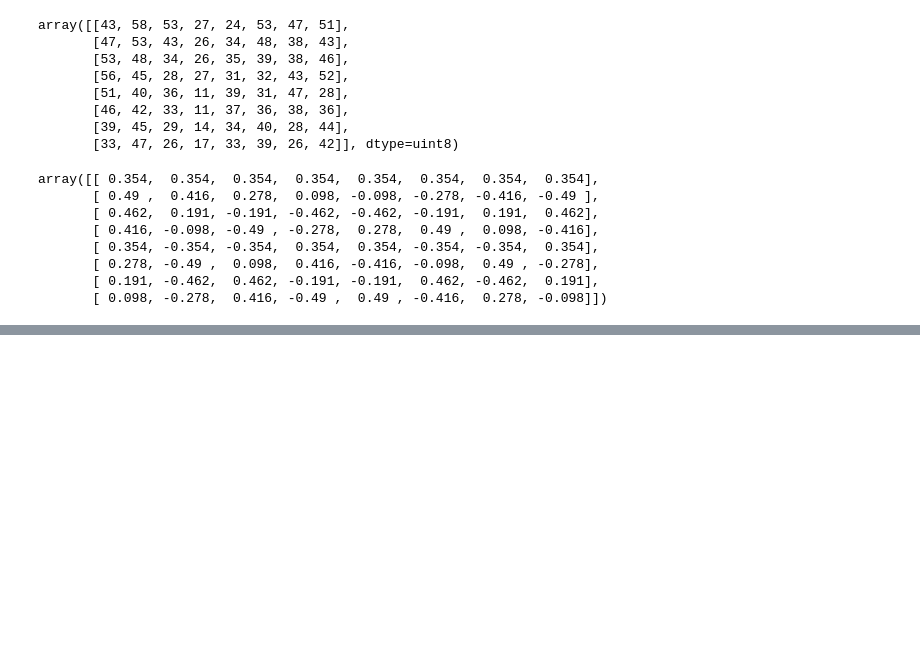
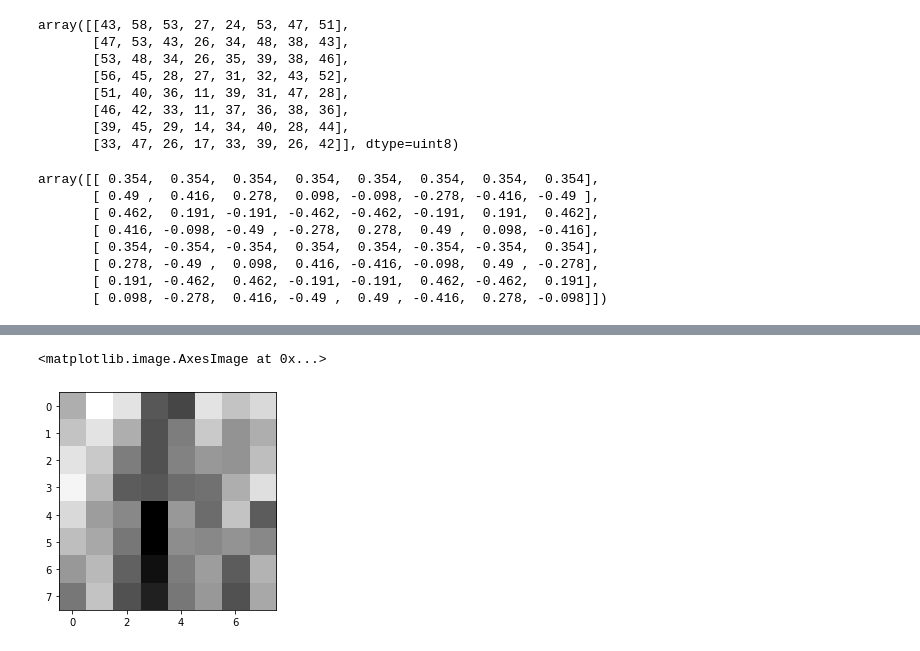
Before and after one commit to timothyliutl/MTHE-493, a Jupyter notebook: dct.ipynb, the cells around one changed output, grey strips where cells are left out. Cells and saved outputs as stored; diff of their text form; code cells hidden in the pictures; blank space fills up the shorter version.

```diff
--- a/dct.ipynb
+++ b/dct.ipynb
@@ -100,0 +124,5 @@ array([[302.,   8.,  52.,  18., -18., -27.,   6.,   7.],
+# %%
+plt.imshow(block,cmap='gray')
+# %% [output]
+<matplotlib.image.AxesImage at 0x...>
+[figure, added]
```
Also changed, not shown: parts of 20 cells of this notebook.
